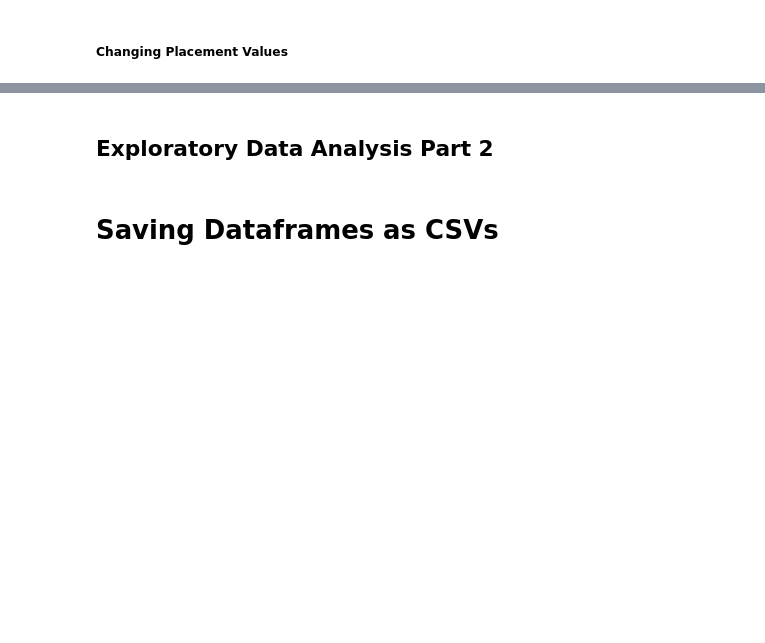
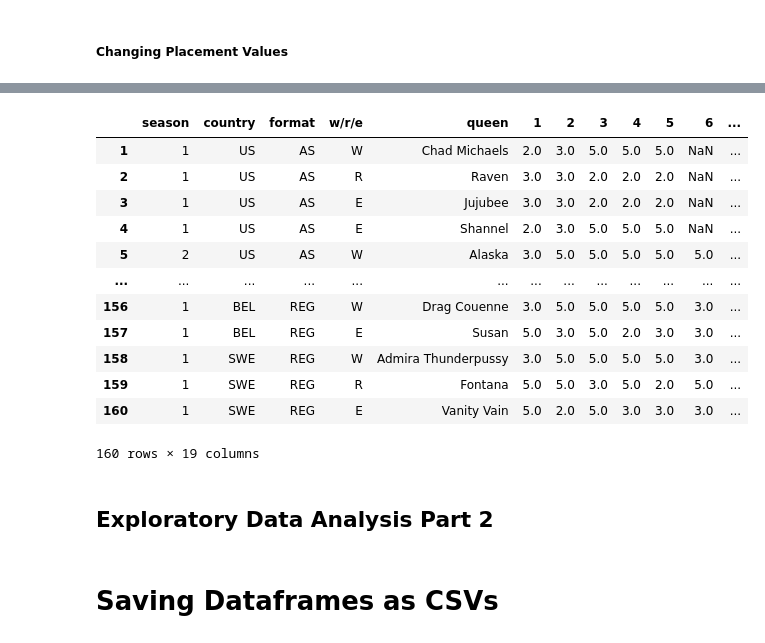
Before and after one commit to AGR-Yes/RuPauls-Drag-Race-Finalists, a Jupyter notebook: Processing.ipynb, the cells around one changed output, grey strips where cells are left out. Saved outputs shown, nothing was run; the diff lists cells and outputs as text; code cells hidden in the pictures; blank space fills up the shorter version.

```diff
--- a/Processing.ipynb
+++ b/Processing.ipynb
@@ -392,3 +472,23 @@ Name: Season, dtype: int64
+# %%
+#lowercase all column names
+df.columns = map(str.lower, df.columns)
+
+#reorder pandas columns
+df = df[['season', 'country', 'format', 'w/r/e', 'queen', '1', '2', '3', '4', '5', '6', '7', '8', '9', '10', '11', '12', '13', '14']]
+# %% [output]
+|  | season | country | format | w/r/e | queen | 1 | 2 | 3 | 4 | 5 | 6 | ... |
+| 1 | 1 | US | AS | W | Chad Michaels | 2.0 | 3.0 | 5.0 | 5.0 | 5.0 | NaN | ... |
+| 2 | 1 | US | AS | R | Raven | 3.0 | 3.0 | 2.0 | 2.0 | 2.0 | NaN | ... |
+| 3 | 1 | US | AS | E | Jujubee | 3.0 | 3.0 | 2.0 | 2.0 | 2.0 | NaN | ... |
+| 4 | 1 | US | AS | E | Shannel | 2.0 | 3.0 | 5.0 | 5.0 | 5.0 | NaN | ... |
+| 5 | 2 | US | AS | W | Alaska | 3.0 | 5.0 | 5.0 | 5.0 | 5.0 | 5.0 | ... |
+| ... | ... | ... | ... | ... | ... | ... | ... | ... | ... | ... | ... | ... |
+| 156 | 1 | BEL | REG | W | Drag Couenne | 3.0 | 5.0 | 5.0 | 5.0 | 5.0 | 3.0 | ... |
+| 157 | 1 | BEL | REG | E | Susan | 5.0 | 3.0 | 5.0 | 2.0 | 3.0 | 3.0 | ... |
+| 158 | 1 | SWE | REG | W | Admira Thunderpussy | 3.0 | 5.0 | 5.0 | 5.0 | 5.0 | 3.0 | ... |
+| 159 | 1 | SWE | REG | R | Fontana | 5.0 | 5.0 | 3.0 | 5.0 | 2.0 | 5.0 | ... |
+| 160 | 1 | SWE | REG | E | Vanity Vain | 5.0 | 2.0 | 5.0 | 3.0 | 3.0 | 3.0 | ... |
+160 rows × 19 columns
 # %% [markdown]
 ## **Exploratory Data Analysis Part 2**
 # %% [markdown]
```
Also changed, not shown: parts of 18 cells of this notebook.
